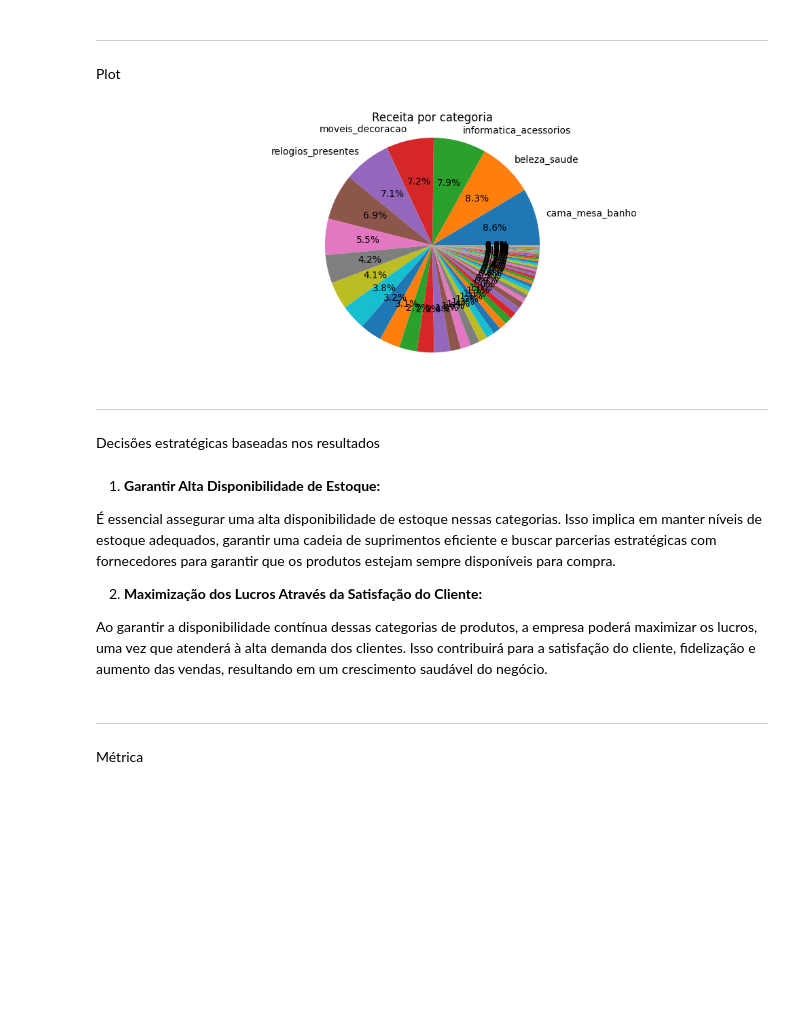
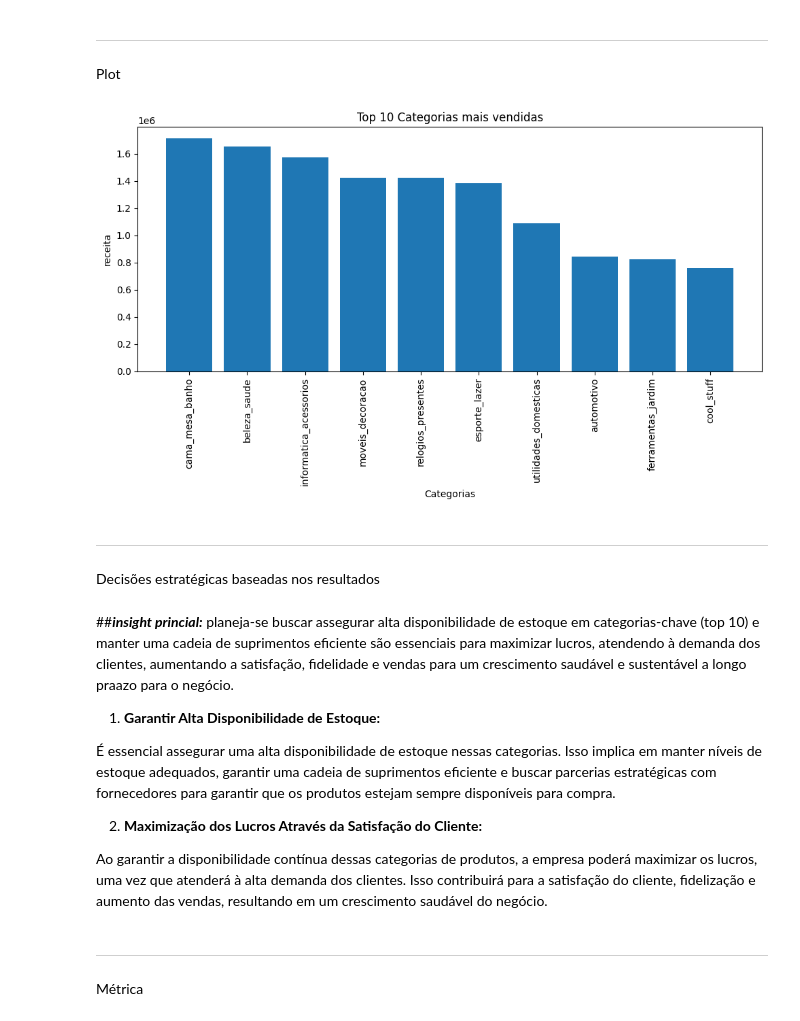
Before and after one commit to bruno-kalel/ds_college_assignments, a Jupyter notebook: brazilian-ecommerce/brazilian_ecommerce.ipynb, the cells around one changed output. Cells and saved outputs as stored; diff of their text form; code cells hidden in the pictures; blank space fills up the shorter version.

```diff
--- a/brazilian-ecommerce/brazilian_ecommerce.ipynb
+++ b/brazilian-ecommerce/brazilian_ecommerce.ipynb
@@ -263,20 +302,27 @@ top_5_categorias
 # %% [markdown]
 ---
 Plot
-# %%
-labels = [label if label in top_5_categorias else '' for label in receita_por_categoria.index]
-plt.figure(figsize=(HEIGHT, WIDTH))
-plt.pie(receita_por_categoria, labels=labels, autopct='%1.1f%%')
-plt.title('Receita por categoria')
-plt.axis('equal')
-plt.tight_layout()
-plt.show()
-# %% [output]
-[figure, removed]
+# %%
+
+top_10_categ = receita_por_categoria.sort_values(ascending=False).head(10)
+
+plt.figure(figsize=(10, 6))
+plt.bar(top_10_categ.index, top_10_categ.values)
+plt.xticks(rotation=90)
+plt.xlabel('Categorias')
+plt.ylabel('receita')
+plt.title('Top 10 Categorias mais vendidas')
+plt.tight_layout()
+plt.show()
+# %% [output]
+[figure, added]
 # %% [markdown]
 ---
 Decisões estratégicas baseadas nos resultados
 # %% [markdown]
+##***insight princial:***  planeja-se buscar assegurar alta disponibilidade de estoque em categorias-chave (top 10) e manter uma cadeia de suprimentos eficiente são essenciais para maximizar lucros, atendendo à demanda dos clientes, aumentando a satisfação, fidelidade e vendas para um crescimento saudável e sustentável a longo praazo para o negócio.
+
+
 1. **Garantir Alta Disponibilidade de Estoque:**
 
   É essencial assegurar uma alta disponibilidade de estoque nessas categorias. Isso implica em manter níveis de estoque adequados, garantir uma cadeia de suprimentos eficiente e buscar parcerias estratégicas com fornecedores para garantir que os produtos estejam sempre disponíveis para compra.
```
Also changed, not shown: parts of 18 cells of this notebook.
